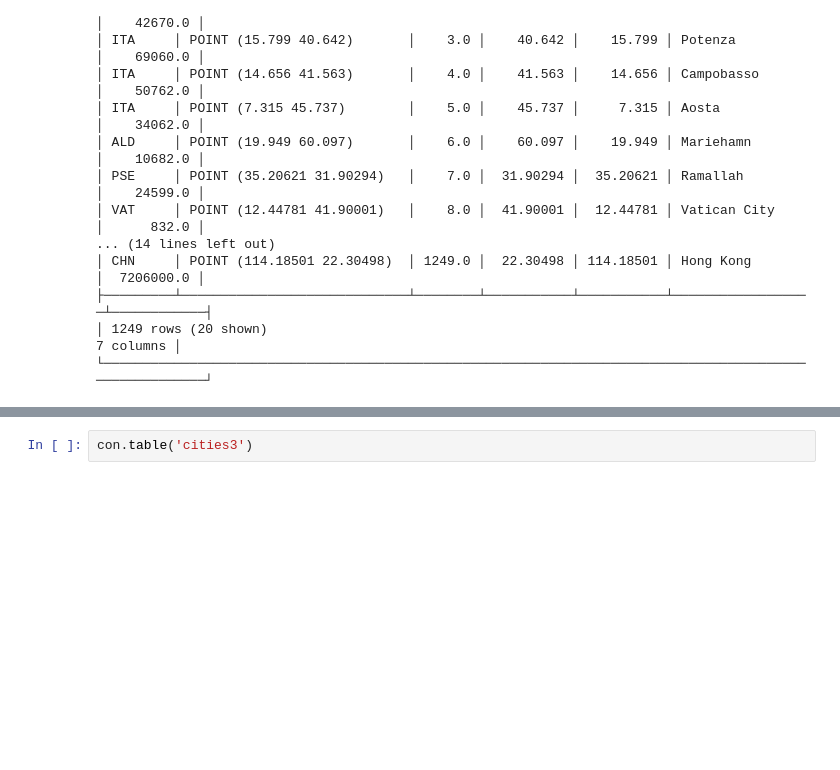
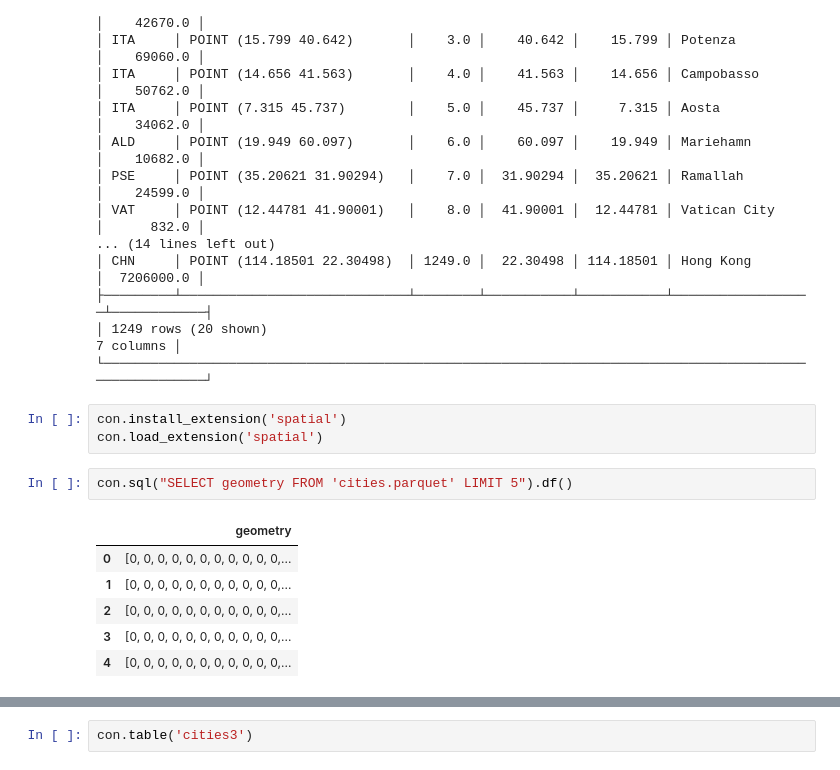
Before and after one commit to Aprilmiaoyilee/casa0025app_workshop, a Jupyter notebook: notebooks/W02_data_import.ipynb, the cells around one changed output, grey strips where cells are left out. Cells and saved outputs as stored; diff of their text form; blank space fills up the shorter version.

```diff
--- a/notebooks/W02_data_import.ipynb
+++ b/notebooks/W02_data_import.ipynb
@@ -543,3 +565,15 @@ con.sql("SELECT * FROM 'cities.parquet'")
 ├─────────┴─────────────────────────────┴────────┴───────────┴───────────┴──────────────────┴────────────┤
 │ 1249 rows (20 shown)                                                                         7 columns │
 └────────────────────────────────────────────────────────────────────────────────────────────────────────┘
+# %%
+con.install_extension('spatial')
+con.load_extension('spatial')
+# %%
+con.sql("SELECT geometry FROM 'cities.parquet' LIMIT 5").df()
+# %% [output]
+|  | geometry |
+| 0 | [0, 0, 0, 0, 0, 0, 0, 0, 0, 0, 0,... |
+| 1 | [0, 0, 0, 0, 0, 0, 0, 0, 0, 0, 0,... |
+| 2 | [0, 0, 0, 0, 0, 0, 0, 0, 0, 0, 0,... |
+| 3 | [0, 0, 0, 0, 0, 0, 0, 0, 0, 0, 0,... |
+| 4 | [0, 0, 0, 0, 0, 0, 0, 0, 0, 0, 0,... |
```
Also changed, not shown: parts of 19 cells of this notebook.
